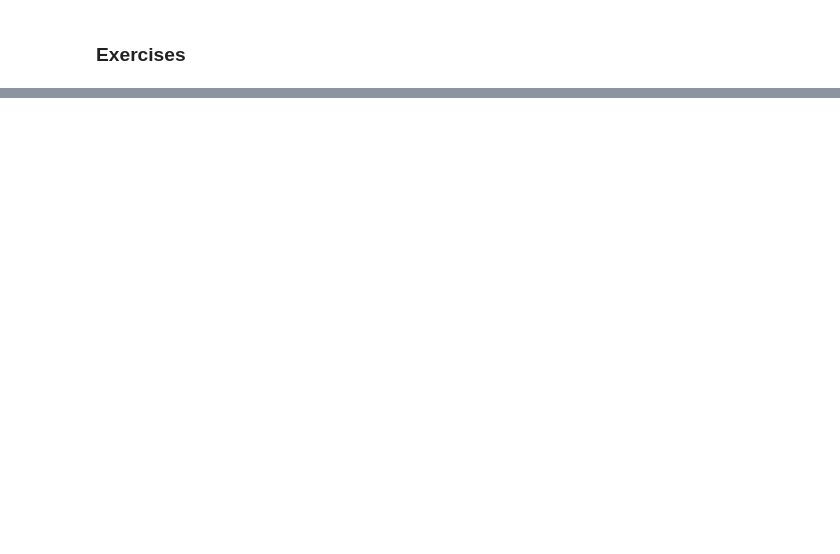
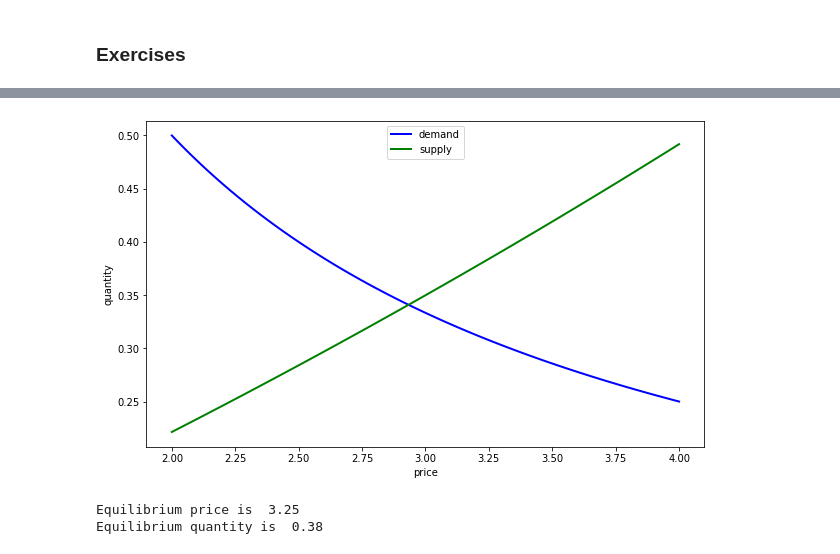
Before and after one commit to caiquemiranda/python-economics-and-finance, a Jupyter notebook: 15-Writing-good-code.ipynb, the cells around one changed output, grey strips where cells are left out. Drawn from its saved outputs; the diff is of its cells as text; code cells hidden in the pictures; blank space fills up the shorter version.

```diff
--- a/15-Writing-good-code.ipynb
+++ b/15-Writing-good-code.ipynb
@@ -104,0 +175,41 @@ plt.show()
+# %%
+class Equilibrium:
+
+    def __init__(self, α=0.1, β=1, γ=1, δ=1):
+        self.α, self.β, self.γ, self.δ = α, β, γ, δ
+
+
+    def qs(self, p):
+        return np.exp(self.α * p) - self.β
+
+
+    def qd(self, p):
+        return self.γ * p**(-self.δ)
+
+
+    def compute_equilibrium(self):
+        def h(p):
+            return self.qd(p) - self.qs(p)
+
+        p_star = brentq(h, 2, 4)
+        q_star = np.exp(self.α * p_star) - self.β
+        print(f'Equilibrium price is {p_star: .2f}')
+        print(f'Equilibrium quantity is {q_star: .2f}')
+
+
+    def plot_equilibrium(self):
+
+        # Now plot
+        grid = np.linspace(2, 4, 100)
+        fig, ax = plt.subplots()
+
+        ax.plot(grid, self.qd(grid), 'b-', lw = 2, label = 'demand')
+        ax.plot(grid, self.qs(grid), 'g-', lw = 2, label = 'supply')
+
+        ax.set_xlabel('price')
+        ax.set_ylabel('quantity')
+        ax.legend(loc='upper center')
+
+        plt.show()
+# %%
+eq = Equilibrium()
@@ -104,0 +221,4 @@ plt.show()
+# %%
+eq.plot_equilibrium()
+# %% [output]
+[figure, added]
@@ -104,0 +227,5 @@ plt.show()
+# %%
+eq.compute_equilibrium()
+# %% [output]
+Equilibrium price is  3.25
+Equilibrium quantity is  0.38
```
Also changed, not shown: parts of 10 cells of this notebook.
